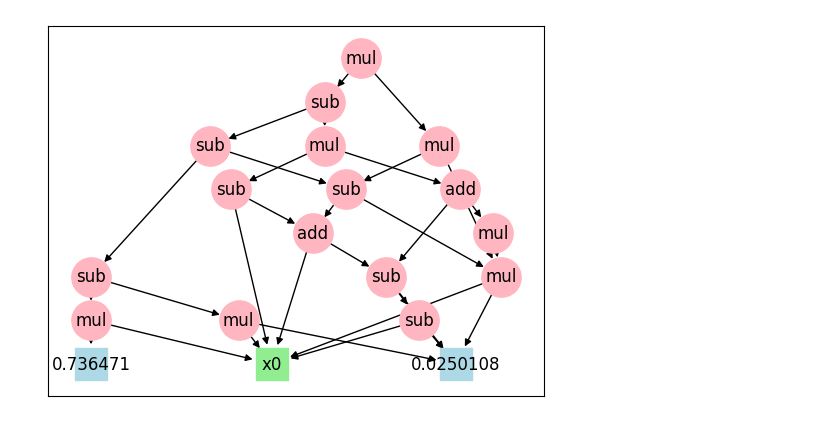
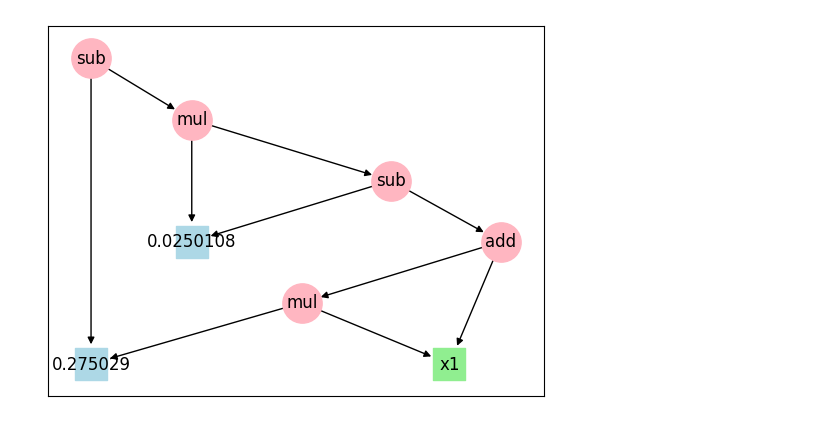
Before and after one commit to squillero/gxgp, a Jupyter notebook: playground.ipynb, the cells around one changed output. Saved outputs shown, nothing was run; the diff lists cells and outputs as text; code cells hidden in the pictures.

```diff
--- a/playground.ipynb
+++ b/playground.ipynb
@@ -11,3 +6,3 @@ from gxgp import Node, GP
 # %%
-gp = GP(operators=[operator.add, operator.sub, operator.mul],
-        variables=2, constants=5, seed=42)
+gp = gxgp.DagGP(operators=[operator.add, operator.sub, operator.mul],
+                variables=2, constants=5)
@@ -32,13 +8,0 @@ for _ in range(1000):
-# %%
-gp = GP(operators=[operator.add, operator.sub, operator.mul],
-        variables=1, constants=5, seed=42)
-
-best_fit = None
-best_ind = None
-for _ in tqdm(range(500)):
-    i = gp.create_individual(50)
-    e = gp.mse(i, ts.X, ts.y)
-    if best_fit is None or e < best_fit:
-        ic(e, str(i))
-        best_fit = e
-        best_ind = deepcopy(i)
@@ -63,4 +9,7 @@ ic| e: 0.5039570637364809
+# %%
+i1 = gp.create_individual(10)
+i2 = gp.create_individual(10)
 # %%
-best_ind.draw()
+i1.draw()
 # %% [output]
-[figure, old version]
+[figure, new version]
```
Also changed, not shown: parts of 8 cells of this notebook, 13 other files.
